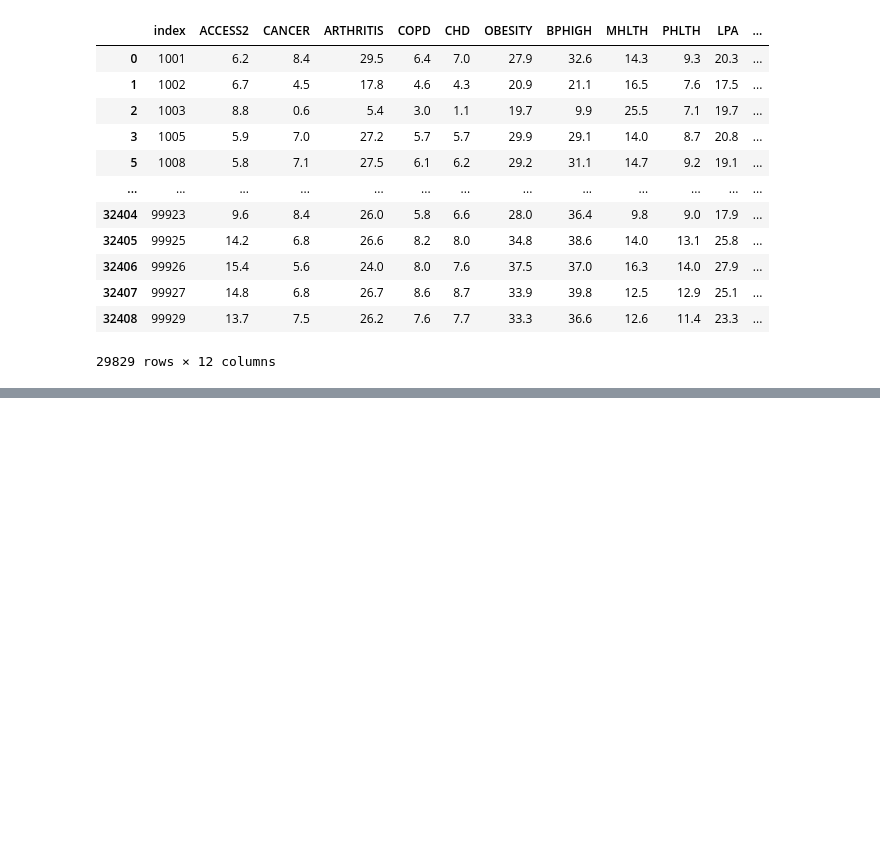
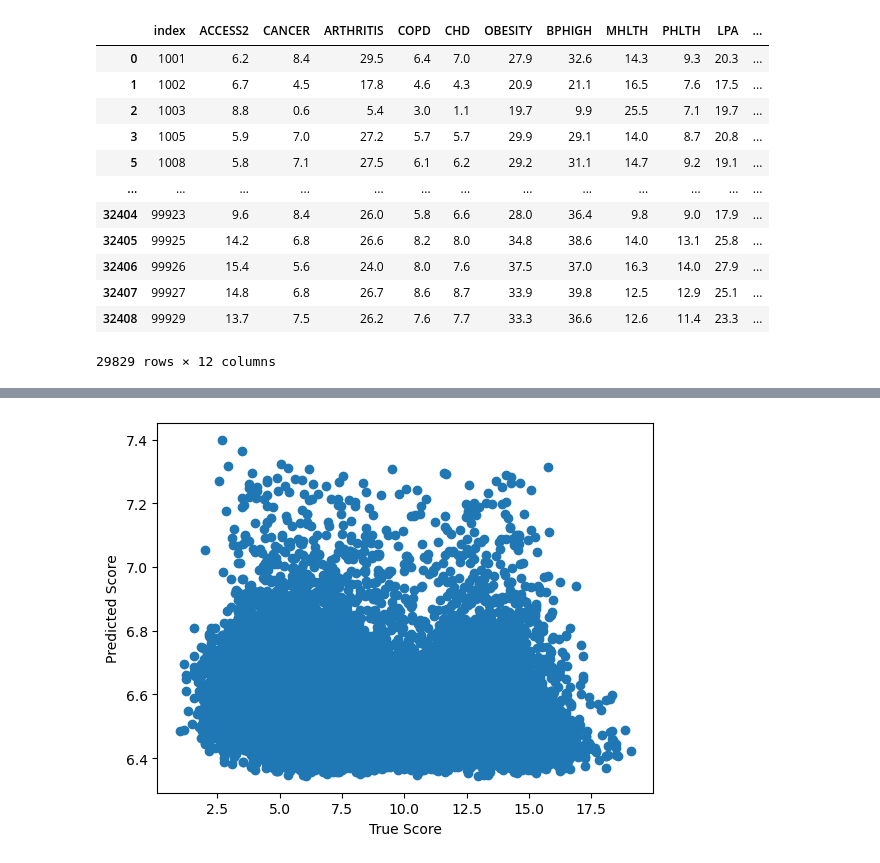
Before and after one commit to jon-pun/final4741project, a Jupyter notebook: walkability.ipynb, the cells around one changed output, grey strips where cells are left out. Saved outputs shown, nothing was run; the diff lists cells and outputs as text; code cells hidden in the pictures; blank space fills up the shorter version.

```diff
--- a/walkability.ipynb
+++ b/walkability.ipynb
@@ -108,0 +149,3 @@ PHLTH_AVERAGE = 21.2
+# %%
+regXprev = regX[["ACCESS2"]]
+regprev = linear_model.LinearRegression().fit(regXprev, regY)
@@ -108,0 +156,8 @@ PHLTH_AVERAGE = 21.2
+# %%
+prev_preds = regprev.predict(regXprev)
+plt.scatter(regY,prev_preds)
+plt.xlabel("True Score")
+plt.ylabel("Predicted Score")
+plt.show()
+# %% [output]
+[figure, added]
```
Also changed, not shown: parts of 34 cells of this notebook.
